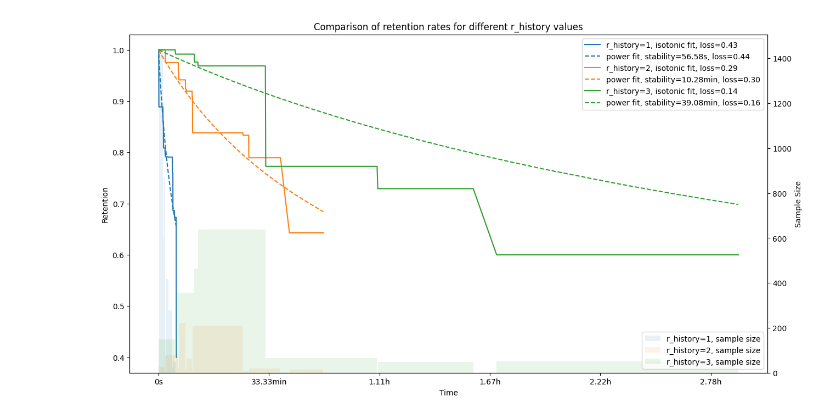
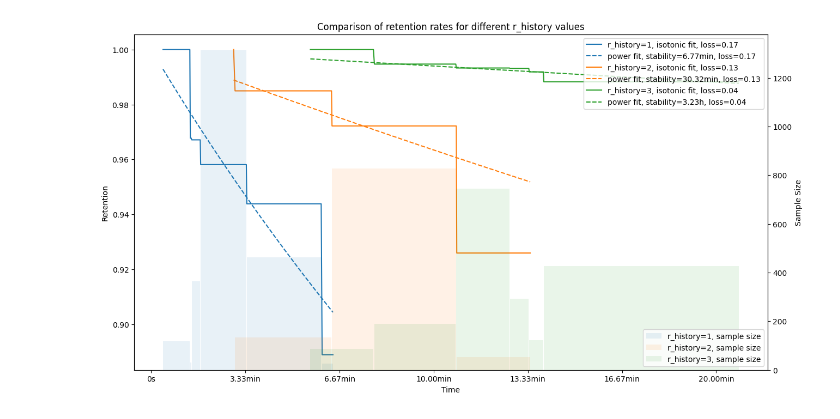
Before and after one commit to open-spaced-repetition/short-term-memory-research, a Jupyter notebook: multi_isotonic.ipynb, the cells around one changed output. Drawn from its saved outputs; the diff is of its cells as text; code cells hidden in the pictures.

Commit message:
update multi_isotonic based on new dataset

```diff
--- a/multi_isotonic.ipynb
+++ b/multi_isotonic.ipynb
@@ -6,6 +6,6 @@ import numpy as np
 import matplotlib.pyplot as plt
 from scipy.optimize import minimize
 
-df = pd.read_csv("processed/13.csv")
+df = pd.read_csv("processed/11.csv")
 df.head()
 # %% [output]
@@ -42,16 +42,16 @@ ax2 = ax1.twinx()
 
 for i, r_history in enumerate(("1", "2", "3")):
     color = f"C{i}"
-    data = df[df["r_history"] == r_history][["delta_t", "y"]]
-    Q1 = data["delta_t"].quantile(0.25)
-    Q3 = data["delta_t"].quantile(0.75)
+    data = df[df["r_history"] == r_history][["elapsed_seconds", "y"]]
+    Q1 = data["elapsed_seconds"].quantile(0.25)
+    Q3 = data["elapsed_seconds"].quantile(0.75)
     IQR = Q3 - Q1
     lower_bound = Q1 - 1.5 * IQR
     upper_bound = Q3 + 1.5 * IQR
     filtered_data = data[
-        (data["delta_t"] >= lower_bound) & (data["delta_t"] <= upper_bound)
+        (data["elapsed_seconds"] >= lower_bound) & (data["elapsed_seconds"] <= upper_bound)
     ]
-    x, y = filtered_data.sort_values(by="delta_t").values.T
+    x, y = filtered_data.sort_values(by="elapsed_seconds").values.T
 
     if all(y == 1):
         continue
@@ -80,8 +80,16 @@ for i, r_history in enumerate(("1", "2", "3")):
     loss = log_loss(y, y_pred)
     cnt = len(x)
 
-    ax1.plot(x, y_ir, "-", color=color, label=f"r_history={r_history}, isotonic fit, loss={loss_ir:.2f}")
-    ax1.plot(x, y_pred, "--", color=color, label=f"power fit, stability={s}, loss={loss:.2f}")
+    ax1.plot(
+        x,
+        y_ir,
+        "-",
+        color=color,
+        label=f"r_history={r_history}, isotonic fit, loss={loss_ir:.2f}",
+    )
+    ax1.plot(
+        x, y_pred, "--", color=color, label=f"power fit, stability={s}, loss={loss:.2f}"
+    )
 
     unique_y_ir = np.unique(y_ir)
     segment_counts = []
@@ -97,34 +105,36 @@ for i, r_history in enumerate(("1", "2", "3")):
         segment_x,
         segment_counts,
         alpha=0.1,
         width=segment_widths,
         color=color,
         label=f"r_history={r_history}, sample size",
         align="edge",
     )
 
 ax1.set_title(f"Comparison of retention rates for different r_history values")
 ax1.legend(loc="upper right")
 ax2.legend(loc="lower right")
 
+
 def format_time(x, pos):
     if x < 60:
         return f"{x:.0f}s"
     elif x < 3600:
         return f"{x/60:.2f}min"
     elif x < 86400:
         return f"{x/3600:.2f}h"
     else:
         return f"{x/86400:.2f}d"
 
+
 ax1.xaxis.set_major_formatter(plt.FuncFormatter(format_time))
 ax1.set_xlabel("Time")
 ax1.set_ylabel("Retention")
 ax2.set_ylabel("Sample Size")
 
 plt.show()
 # %% [output]
-[figure, old version]
+[figure, new version]
 # %%
 prefix_groups = {
     "1": ["1,1", "1,3"],
```
Also changed, not shown: parts of 2 cells of this notebook.
